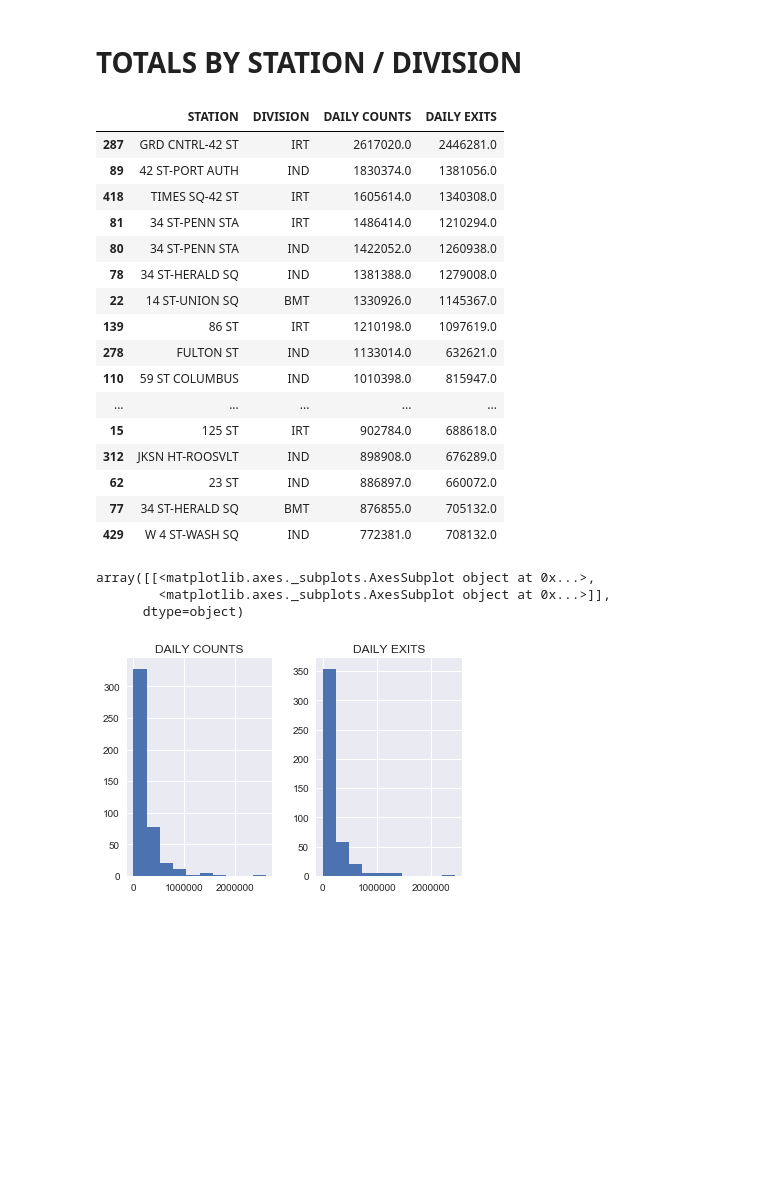
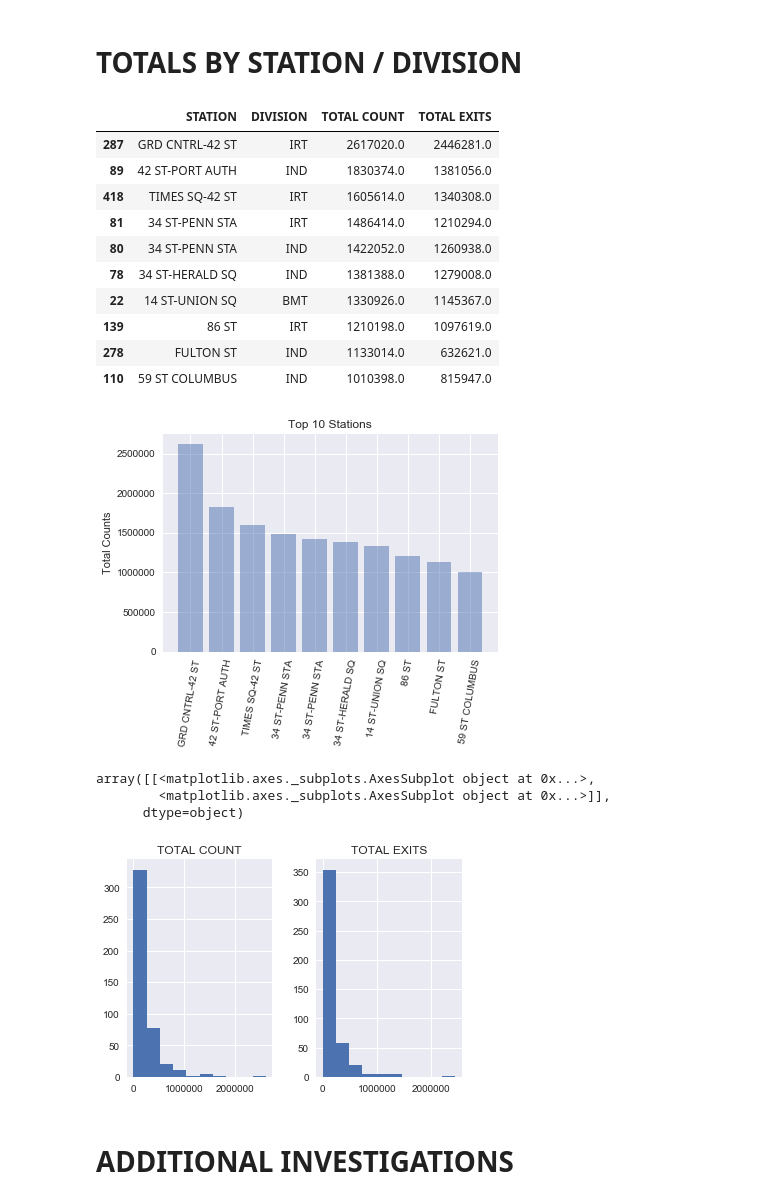
Before and after one commit to alfordlew/Project_1, a Jupyter notebook: 03_Explore_Data.ipynb, the cells around one changed output. Cells and saved outputs as stored; diff of their text form; code cells hidden in the pictures; blank space fills up the shorter version.

Commit message:
added plots to 03 explore data

```diff
--- a/03_Explore_Data.ipynb
+++ b/03_Explore_Data.ipynb
@@ -76,9 +77,10 @@ count_by_station.head()
 totals_by_station = count_by_station.groupby(['STATION','DIVISION'])['DAILY COUNTS','DAILY EXITS'].sum().reset_index()
 # %%
 totals_by_station = totals_by_station.sort_values('DAILY COUNTS', ascending = False)
-totals_by_station.head(20)
+totals_by_station.rename(columns = {'DAILY COUNTS':'TOTAL COUNT','DAILY EXITS':'TOTAL EXITS'}, inplace =True)
+totals_by_station.head(10)
 # %% [output]
-|  | STATION | DIVISION | DAILY COUNTS | DAILY EXITS |
+|  | STATION | DIVISION | TOTAL COUNT | TOTAL EXITS |
 | 287 | GRD CNTRL-42 ST | IRT | 2617020.0 | 2446281.0 |
 | 89 | 42 ST-PORT AUTH | IND | 1830374.0 | 1381056.0 |
 | 418 | TIMES SQ-42 ST | IRT | 1605614.0 | 1340308.0 |
@@ -89,9 +91,3 @@ totals_by_station.head(20)
 | 139 | 86 ST | IRT | 1210198.0 | 1097619.0 |
 | 278 | FULTON ST | IND | 1133014.0 | 632621.0 |
 | 110 | 59 ST COLUMBUS | IND | 1010398.0 | 815947.0 |
-| ... | ... | ... | ... | ... |
-| 15 | 125 ST | IRT | 902784.0 | 688618.0 |
-| 312 | JKSN HT-ROOSVLT | IND | 898908.0 | 676289.0 |
-| 62 | 23 ST | IND | 886897.0 | 660072.0 |
-| 77 | 34 ST-HERALD SQ | BMT | 876855.0 | 705132.0 |
-| 429 | W 4 ST-WASH SQ | IND | 772381.0 | 708132.0 |
@@ -98,10 +96,23 @@ totals_by_station.head(20)
+# %%
+y_pos = np.arange(len(top_10['STATION']))
+
+plt.bar(y_pos,top_10['TOTAL COUNT'], align='center', alpha=0.5)
+plt.xticks(y_pos, top_10['STATION'], rotation = 80)
+plt.ylabel('Total Counts')
+plt.title('Top 10 Stations')
+
+plt.show()
+# %% [output]
+[figure, added]
 # %%
 totals_by_station.hist()
 # %% [output]
 array([[<matplotlib.axes._subplots.AxesSubplot object at 0x...>,
         <matplotlib.axes._subplots.AxesSubplot object at 0x...>]],
       dtype=object)
-[figure, old version]
+[figure, new version]
 # %%
 with open('mta_counts_total.pickle', 'wb') as to_write:
     pickle.dump(totals_by_station, to_write)
+# %% [markdown]
+# ADDITIONAL INVESTIGATIONS
```
Also changed, not shown: parts of 6 cells of this notebook, 2 other files.
